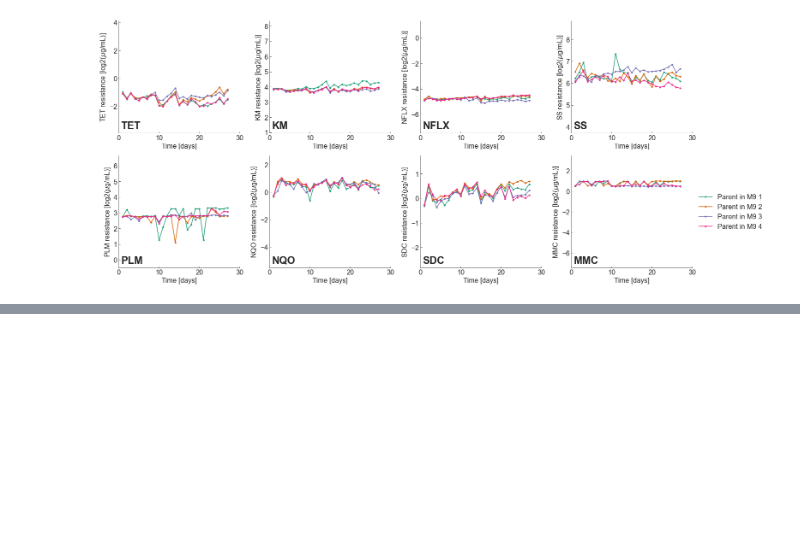
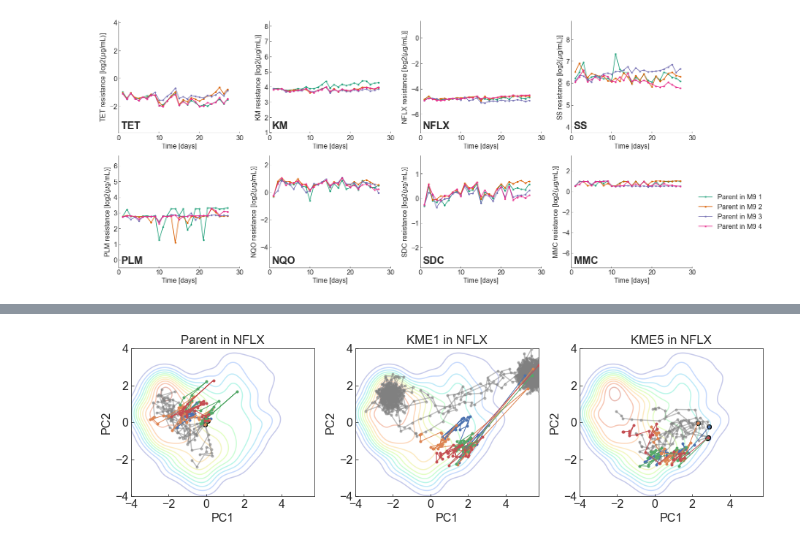
Before and after one commit to jiwasawa/resistance-landscape, a Jupyter notebook: Supplemental_figure_generation.ipynb, the cells around one changed output, grey strips where cells are left out. Drawn from its saved outputs; the diff is of its cells as text; code cells hidden in the pictures; blank space fills up the shorter version.

```diff
--- a/Supplemental_figure_generation.ipynb
+++ b/Supplemental_figure_generation.ipynb
@@ -322,0 +237,55 @@ plt.show()
+# %%
+# Fig.S2-3. Evolutionary simulations on the reconstructed fitness landscape.
+# comparison of simulation and exeriments under NFLX stress
+np.random.seed(41)
+
+n_epochs = 10
+eta = 0.4
+noise_strength = 0.3
+num_runs = 10
+alpha = 0.5
+cm = sns.color_palette("deep", as_cmap=True)
+
+stress_index = 2
+
+l_params = landscape_props(stress_index)
+Mu1, Mu2, H, rel_fit = l_params
+x1,x2,y1,y2 = (-4, x_max, -4, 4)
+res = 1000  # resolution
+X = np.linspace(x1, x2, res)
+Y = np.linspace(y1, y2, res)
+XX, YY = np.meshgrid(X, Y, sparse=True)
+Z = fitted_2d_func(XX, YY, Mu1, Mu2, H, H, rel_fit)
+
+
+strain_names = ['Parent in NFLX', 'KME1 in NFLX', 'KME5 in NFLX']
+kde_shadow = False  # plot errorbar like shadows generated by a KDE-like method
+
+plt.subplots(1, 3, figsize=(13,4))
+traj_pca_df = pd.DataFrame()
+
+for ii, strain_name in enumerate(strain_names):
+    plt.subplot(1, 3, ii+1)
+    if strain_name=='KME1 in NFLX':
+        n_epochs = 150
+    else:
+        n_epochs = 10
+    traj_points = run_draw_kde_path(strain_name, stress_index, l_params, n_epochs,
+                                    eta, noise_strength, num_runs, alpha=alpha, plot=True, color='gray')
+
+    plt.contour(X, Y, Z, levels=13, cmap=ListedColormap(turbo_colormap_data), alpha=0.3)
+    if kde_shadow:
+        kdes = kde_path(XX, YY, traj_points, noise_strength=0.1, thre=0.1)
+        plt.contourf(X, Y, kdes, levels=15, cmap='binary', alpha=0.1)
+    traj_pca_df = plot_pca_traj2(strain_name, traj_pca_df=traj_pca_df, cmap=cm,
+                             start_time=0, alpha=1, plot=True)
+
+    plt.xlabel('PC1')
+    plt.ylabel('PC2')
+    plt.xlim(x1, x2)
+    plt.ylim(y1, y2)
+    plt.title(strain_name)
+plt.tight_layout()
+# plt.savefig(str(save_path / "figS2-3.pdf"), dpi=400, bbox_inches='tight')
+# %% [output]
+[figure, added]
```
Also changed, not shown: parts of 7 cells of this notebook, 2 other files.
